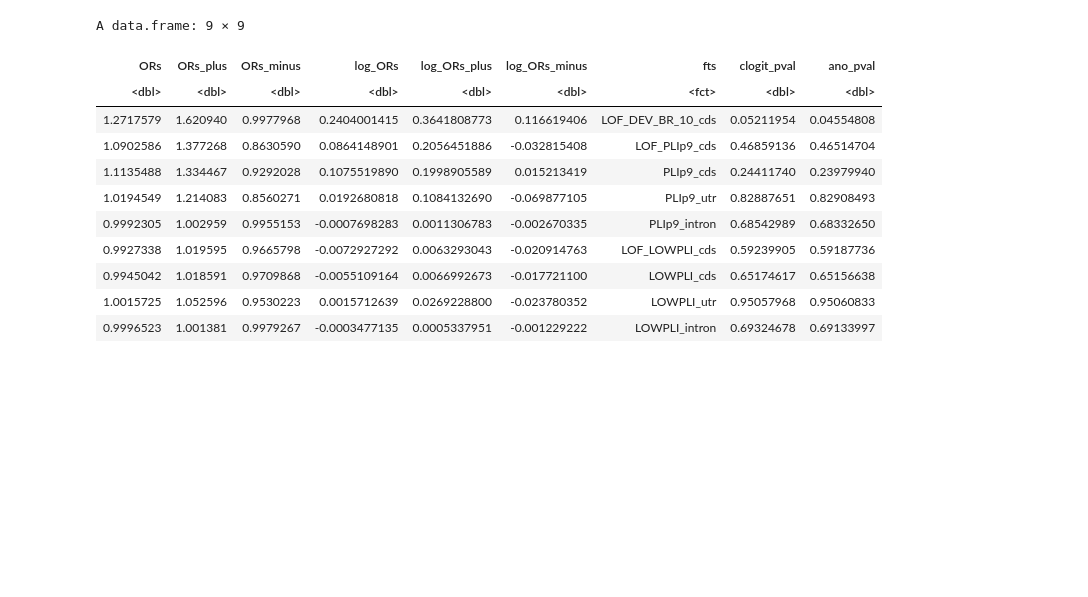
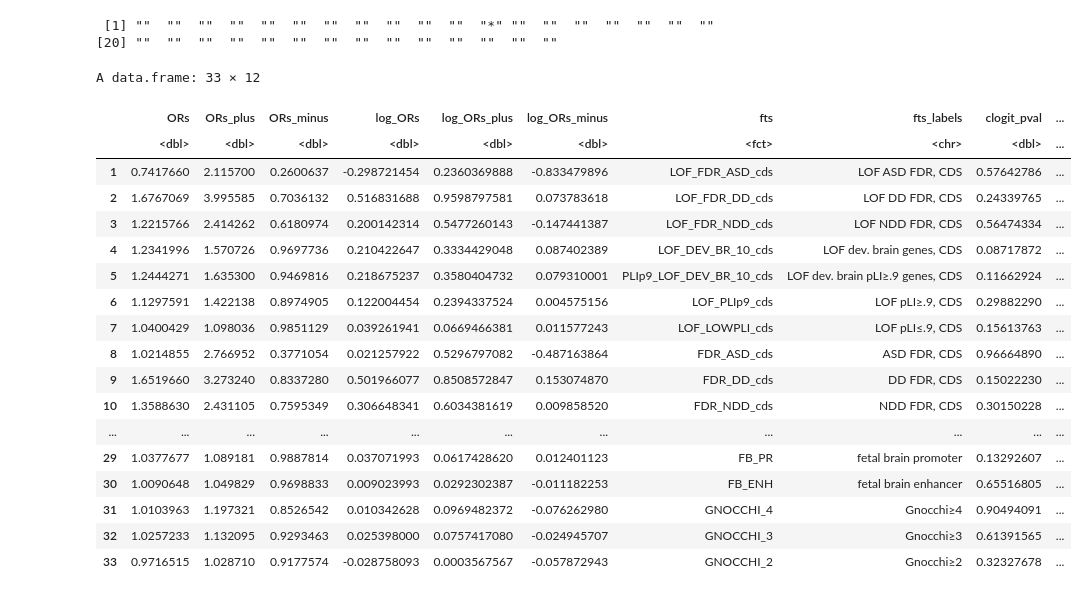
Before and after one commit to mldmort/SV_process, a Jupyter notebook: R.ipynb, the cells around one changed output. Drawn from its saved outputs; the diff is of its cells as text; code cells hidden in the pictures; blank space fills up the shorter version.

```diff
--- a/R.ipynb
+++ b/R.ipynb
@@ -70,0 +5,14 @@ Examples
+# %%
+#file_main <- 'main_df_toR_IL.csv'
+#file_main <- 'main_df_toR_freq05.csv'
+#file_main <- 'main_df_toR_freq01.csv'
+#file_main <- 'main_df_toR_freq10.csv'
+#file_main <- 'main_df_toR_freq05_IL.csv'
+file_main <- 'main_df_toR_freq05_IL_new.csv'
+#file_main <- 'main_df_toR_freq01_IL.csv'
+#file_main <- 'main_df_toR_freq10_IL.csv'
+df_main <- read.table(file_main, header = TRUE, sep = ",")
+df_main[,'Platform'] <- as.factor(df_main[,'Platform'])
+df_main[,'sex'] <- as.factor(df_main[,'sex'])
+print(dim(df_main))
+df_main
@@ -170,20 +227,39 @@ Warning message:
 # %%
 #my_data = data.frame('ests' = ests, 'stds' = stds, 'fts' = unlist(fts), 'glm_pval' = pvals, 'ano_pval' = ano_pvals)
 my_data = data.frame('ORs' = ORs, 'ORs_plus' = ORs_plus, 'ORs_minus' = ORs_minus,
                      'log_ORs' = log_ORs, 'log_ORs_plus' = log_ORs_plus, 'log_ORs_minus' = log_ORs_minus,
-                     'fts' = unlist(fts), 'clogit_pval' = pvals, 'ano_pval' = ano_pvals)
+                     'fts' = fts, 'fts_labels' = fts_labels, 'clogit_pval' = pvals, 'ano_pval' = ano_pvals, 'sum_case_con' = sum_case_controls)
 my_data$fts <- factor(my_data$fts, levels = my_data$fts)
+my_data <- my_data[!is.infinite(my_data$ORs_plus),]
+get_pval_char <- function(pval) {
+    if (pval>0.05) {return('')}
+    if ((pval<0.05) && (pval>0.01)) {return('*')}
+    else if ((pval<0.01) && (pval>0.001)) {return('**')}
+    else {return('***')}
+    }
+anova_sig <- sapply(my_data$ano_pval, get_pval_char)
+print(anova_sig)
+my_data$ano_sig = anova_sig
 my_data
 # %% [output]
-A data.frame: 9 × 9
+ [1] ""  ""  ""  ""  ""  ""  ""  ""  ""  ""  ""  "*" ""  ""  ""  ""  ""  ""  ""
+[20] ""  ""  ""  ""  ""  ""  ""  ""  ""  ""  ""  ""  ""  ""
+A data.frame: 33 × 12
-| ORs | ORs_plus | ORs_minus | log_ORs | log_ORs_plus | log_ORs_minus | fts | clogit_pval | ano_pval |
-| <dbl> | <dbl> | <dbl> | <dbl> | <dbl> | <dbl> | <fct> | <dbl> | <dbl> |
-| 1.2717579 | 1.620940 | 0.9977968 | 0.2404001415 | 0.3641808773 | 0.116619406 | LOF_DEV_BR_10_cds | 0.05211954 | 0.04554808 |
-| 1.0902586 | 1.377268 | 0.8630590 | 0.0864148901 | 0.2056451886 | -0.032815408 | LOF_PLIp9_cds | 0.46859136 | 0.46514704 |
-| 1.1135488 | 1.334467 | 0.9292028 | 0.1075519890 | 0.1998905589 | 0.015213419 | PLIp9_cds | 0.24411740 | 0.23979940 |
-| 1.0194549 | 1.214083 | 0.8560271 | 0.0192680818 | 0.1084132690 | -0.069877105 | PLIp9_utr | 0.82887651 | 0.82908493 |
-| 0.9992305 | 1.002959 | 0.9955153 | -0.0007698283 | 0.0011306783 | -0.002670335 | PLIp9_intron | 0.68542989 | 0.68332650 |
-| 0.9927338 | 1.019595 | 0.9665798 | -0.0072927292 | 0.0063293043 | -0.020914763 | LOF_LOWPLI_cds | 0.59239905 | 0.59187736 |
-| 0.9945042 | 1.018591 | 0.9709868 | -0.0055109164 | 0.0066992673 | -0.017721100 | LOWPLI_cds | 0.65174617 | 0.65156638 |
-| 1.0015725 | 1.052596 | 0.9530223 | 0.0015712639 | 0.0269228800 | -0.023780352 | LOWPLI_utr | 0.95057968 | 0.95060833 |
-| 0.9996523 | 1.001381 | 0.9979267 | -0.0003477135 | 0.0005337951 | -0.001229222 | LOWPLI_intron | 0.69324678 | 0.69133997 |
+|  | ORs | ORs_plus | ORs_minus | log_ORs | log_ORs_plus | log_ORs_minus | fts | fts_labels | clogit_pval | ... |
+|  | <dbl> | <dbl> | <dbl> | <dbl> | <dbl> | <dbl> | <fct> | <chr> | <dbl> | ... |
+| 1 | 0.7417660 | 2.115700 | 0.2600637 | -0.298721454 | 0.2360369888 | -0.833479896 | LOF_FDR_ASD_cds | LOF ASD FDR, CDS | 0.57642786 | ... |
+| 2 | 1.6767069 | 3.995585 | 0.7036132 | 0.516831688 | 0.9598797581 | 0.073783618 | LOF_FDR_DD_cds | LOF DD FDR, CDS | 0.24339765 | ... |
+| 3 | 1.2215766 | 2.414262 | 0.6180974 | 0.200142314 | 0.5477260143 | -0.147441387 | LOF_FDR_NDD_cds | LOF NDD FDR, CDS | 0.56474334 | ... |
+| 4 | 1.2341996 | 1.570726 | 0.9697736 | 0.210422647 | 0.3334429048 | 0.087402389 | LOF_DEV_BR_10_cds | LOF dev. brain genes, CDS | 0.08717872 | ... |
+| 5 | 1.2444271 | 1.635300 | 0.9469816 | 0.218675237 | 0.3580404732 | 0.079310001 | PLIp9_LOF_DEV_BR_10_cds | LOF dev. brain pLI≥.9 genes, CDS | 0.11662924 | ... |
+| 6 | 1.1297591 | 1.422138 | 0.8974905 | 0.122004454 | 0.2394337524 | 0.004575156 | LOF_PLIp9_cds | LOF pLI≥.9, CDS | 0.29882290 | ... |
+| 7 | 1.0400429 | 1.098036 | 0.9851129 | 0.039261941 | 0.0669466381 | 0.011577243 | LOF_LOWPLI_cds | LOF pLI≤.9, CDS | 0.15613763 | ... |
+| 8 | 1.0214855 | 2.766952 | 0.3771054 | 0.021257922 | 0.5296797082 | -0.487163864 | FDR_ASD_cds | ASD FDR, CDS | 0.96664890 | ... |
+| 9 | 1.6519660 | 3.273240 | 0.8337280 | 0.501966077 | 0.8508572847 | 0.153074870 | FDR_DD_cds | DD FDR, CDS | 0.15022230 | ... |
+| 10 | 1.3588630 | 2.431105 | 0.7595349 | 0.306648341 | 0.6034381619 | 0.009858520 | FDR_NDD_cds | NDD FDR, CDS | 0.30150228 | ... |
+| ... | ... | ... | ... | ... | ... | ... | ... | ... | ... | ... |
+| 29 | 1.0377677 | 1.089181 | 0.9887814 | 0.037071993 | 0.0617428620 | 0.012401123 | FB_PR | fetal brain promoter | 0.13292607 | ... |
+| 30 | 1.0090648 | 1.049829 | 0.9698833 | 0.009023993 | 0.0292302387 | -0.011182253 | FB_ENH | fetal brain enhancer | 0.65516805 | ... |
+| 31 | 1.0103963 | 1.197321 | 0.8526542 | 0.010342628 | 0.0969482372 | -0.076262980 | GNOCCHI_4 | Gnocchi≥4 | 0.90494091 | ... |
+| 32 | 1.0257233 | 1.132095 | 0.9293463 | 0.025398000 | 0.0757417080 | -0.024945707 | GNOCCHI_3 | Gnocchi≥3 | 0.61391565 | ... |
+| 33 | 0.9716515 | 1.028710 | 0.9177574 | -0.028758093 | 0.0003567567 | -0.057872943 | GNOCCHI_2 | Gnocchi≥2 | 0.32327678 | ... |
```
Also changed, not shown: parts of 10 cells of this notebook, 5 other files.
